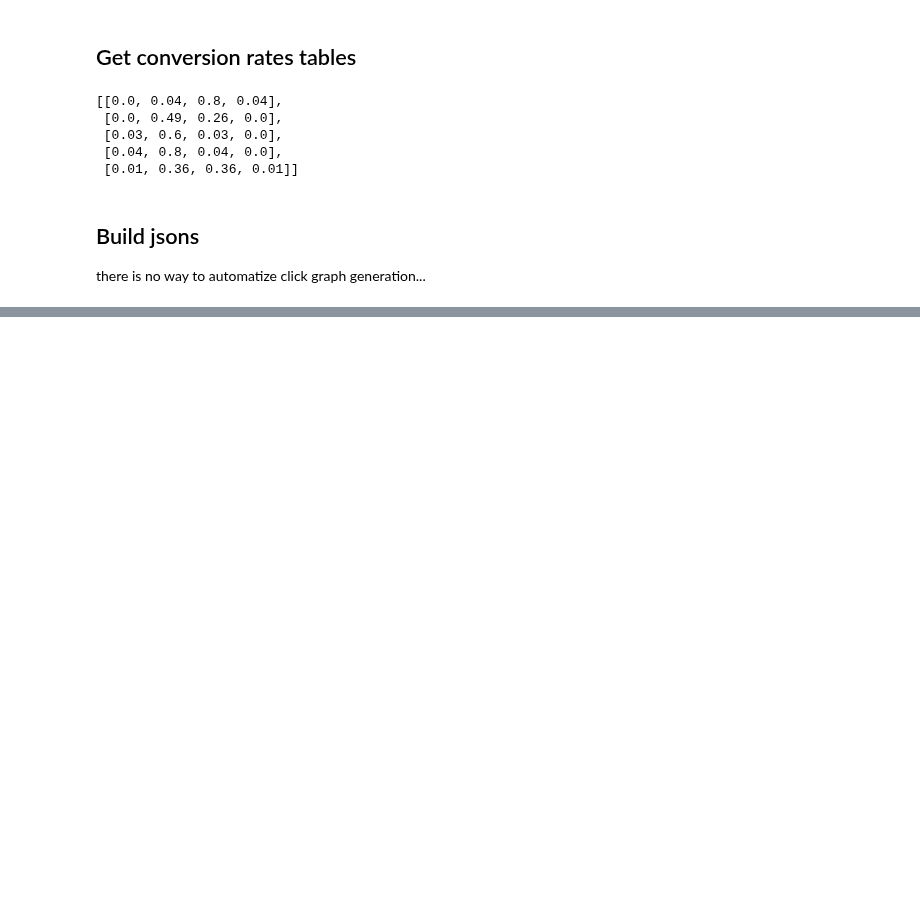
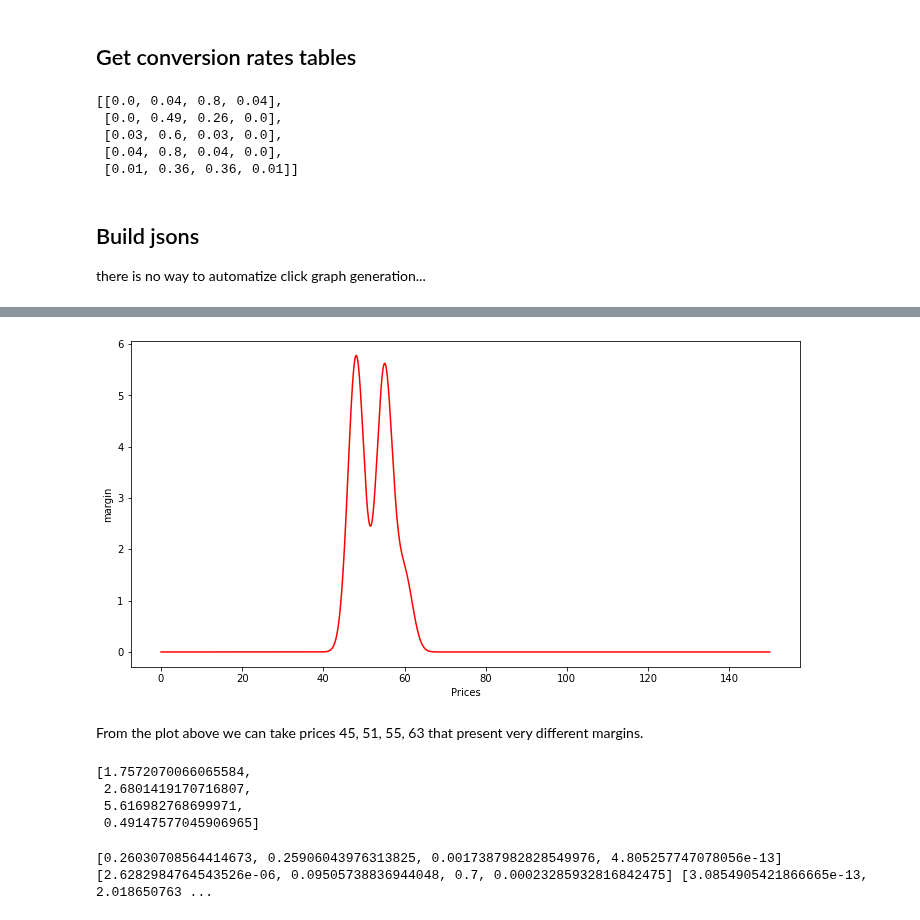
Before and after one commit to VladMarianCimpeanu/OLA_project, a Jupyter notebook: customers_parameters.ipynb, the cells around one changed output, grey strips where cells are left out. Drawn from its saved outputs; the diff is of its cells as text; code cells hidden in the pictures; blank space fills up the shorter version.

```diff
--- a/customers_parameters.ipynb
+++ b/customers_parameters.ipynb
@@ -138,11 +138,11 @@ young people are more likely to be biased by the price: if a product is expensiv
 
 mu_1 = [30, 35, 25]
 sigma_1 = [2, 2, 2]
-scale = [0.8, 0.5, 0.5]
+scale_1 = [0.8, 0.5, 0.5]
 cv_1 = []
-cv_1.append(cv_curve(mu_1[0], sigma_1[0], prices, scale[0]))
-cv_1.append(cv_curve(mu_1[1], sigma_1[1], prices, scale[1]))
-cv_1.append(cv_curve(mu_1[2], sigma_1[2], prices, scale[2]))
+cv_1.append(cv_curve(mu_1[0], sigma_1[0], prices, scale_1[0]))
+cv_1.append(cv_curve(mu_1[1], sigma_1[1], prices, scale_1[1]))
+cv_1.append(cv_curve(mu_1[2], sigma_1[2], prices, scale_1[2]))
 cv_1
 
 
@@ -472,0 +523,31 @@ with open(file_path, 'w') as outfile:
+# %%
+expected_margin_12 = 0
+for i in range(classes):
+    expected_margin_12 += cv_12[i] * customer_distribution[i] * alphas[0][i] * n_items[0][i]
+expected_margin_12 = expected_margin_12 * prices
+
+plt.figure(figsize=(12,6))
+plt.plot(prices, expected_margin_12, color="red")
+plt.xlabel("Prices")
+plt.ylabel("margin")
+plt.show()
+# %% [output]
+[figure, added]
+# %% [markdown]
+From the plot above we can take prices 45, 51, 55, 63 that present very different margins.
+# %%
+selected_prices_12 = np.array([45, 51, 55, 63]) * cents
+product1_margins_12 = [expected_margin_12[int(p)] for p in selected_prices_12]
+product1_margins_12
+# %% [output]
+[1.7572070066065584,
+ 2.6801419170716807,
+ 5.616982768699971,
+ 0.49147577045906965]
+# %%
+c12_p1 = [cv_12[0][p] for p in selected_prices_12]
+c22_p1 = [cv_12[1][p] for p in selected_prices_12]
+c32_p1 = [cv_12[2][p] for p in selected_prices_12]
+print(c12_p1, c22_p1, c32_p1)
+# %% [output]
+[0.26030708564414673, 0.25906043976313825, 0.0017387982828549976, 4.805257747078056e-13] [2.6282984764543526e-06, 0.09505738836944048, 0.7, 0.00023285932816842475] [3.0854905421866665e-13, 2.018650763 ...
```
Also changed, not shown: parts of 63 cells of this notebook, 4 other files.
